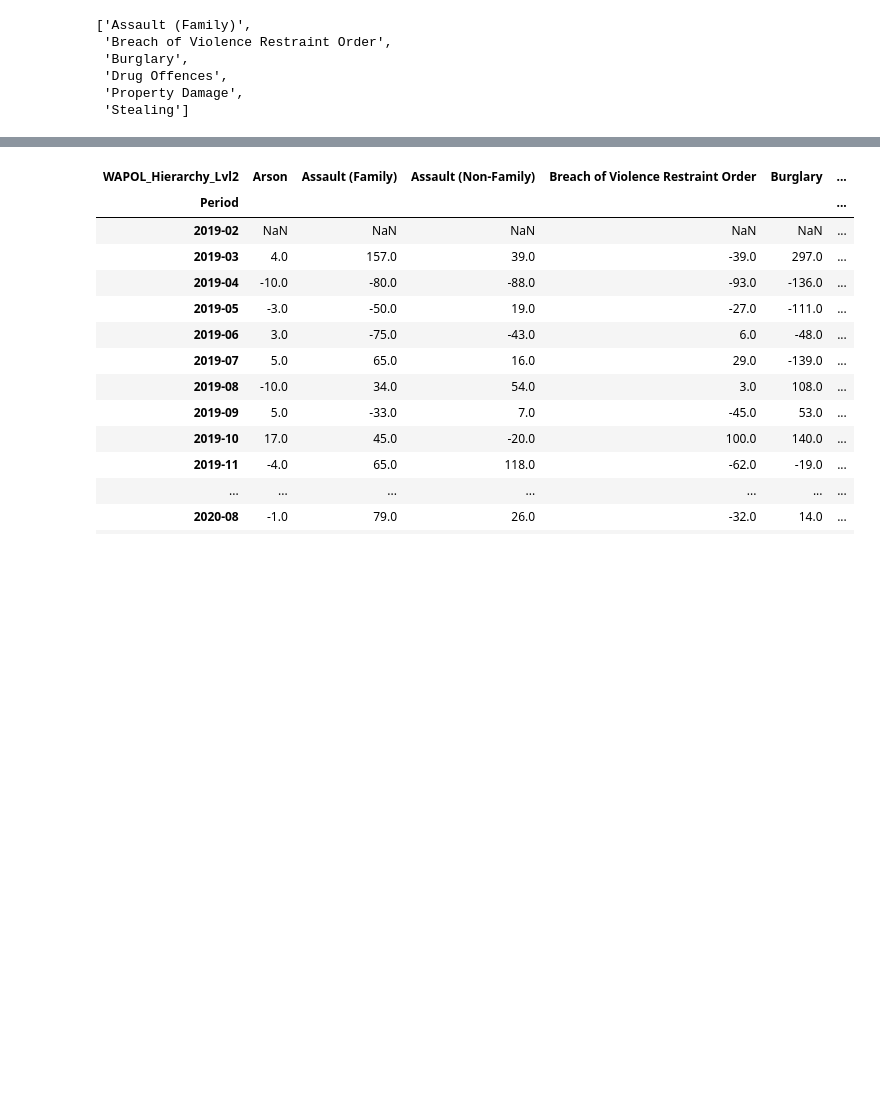
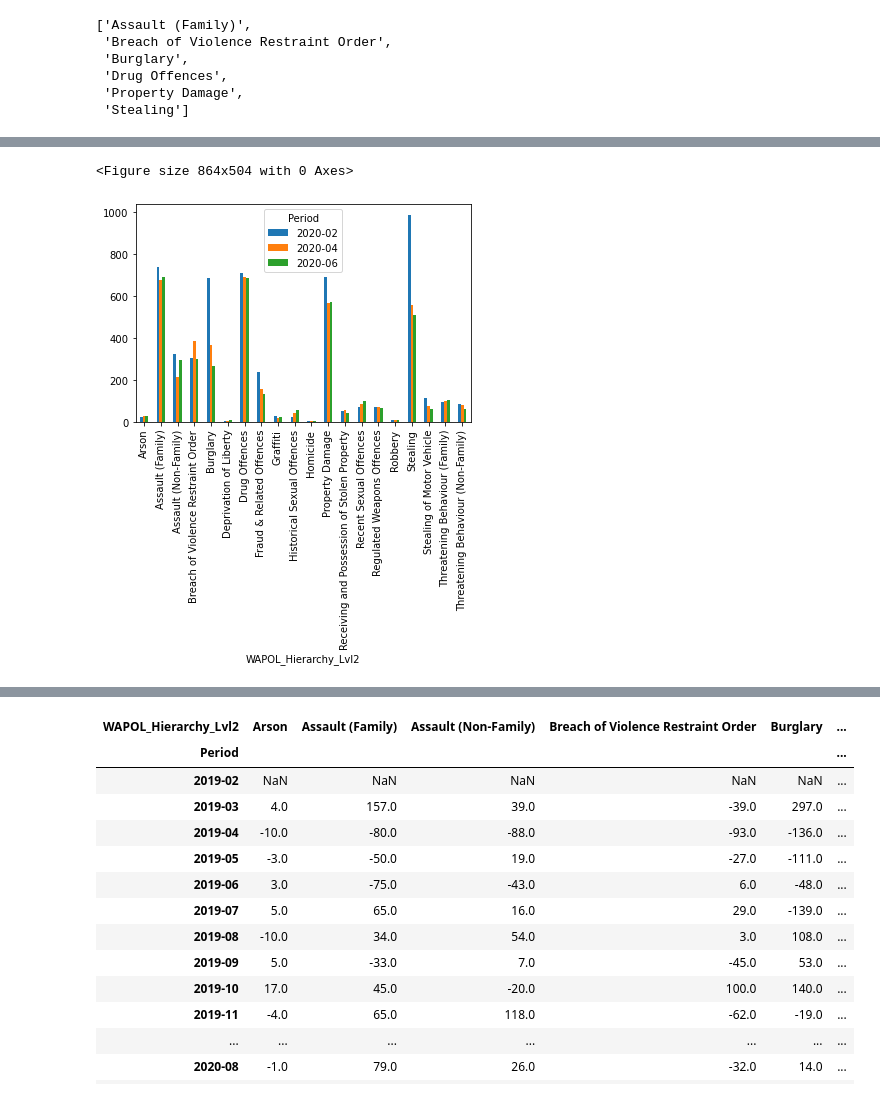
Before and after one commit to FernB/WACrimeRatesCovid19, a Jupyter notebook: WACrimeStatistics.ipynb, the cells around one changed output, grey strips where cells are left out. Cells and saved outputs as stored; diff of their text form; code cells hidden in the pictures; blank space fills up the shorter version.

```diff
--- a/WACrimeStatistics.ipynb
+++ b/WACrimeStatistics.ipynb
@@ -251 +250,10 @@ Stealing                              12837.666667
 dtype: float64
+# %%
+Lockdownperiods = Plotting2.loc[(Plotting2["Period"]=='2020-02')|(Plotting2["Period"]=='2020-04')|(Plotting2["Period"]=='2020-06')].set_index('Period')
+fig= plt.figure(figsize=(12,7))
+Transposed = Lockdownperiods.T
+Transposed.plot.bar()
+plt.show()
+# %% [output]
+<Figure size 864x504 with 0 Axes>
+[figure, added]
```
Also changed, not shown: parts of 11 cells of this notebook.
